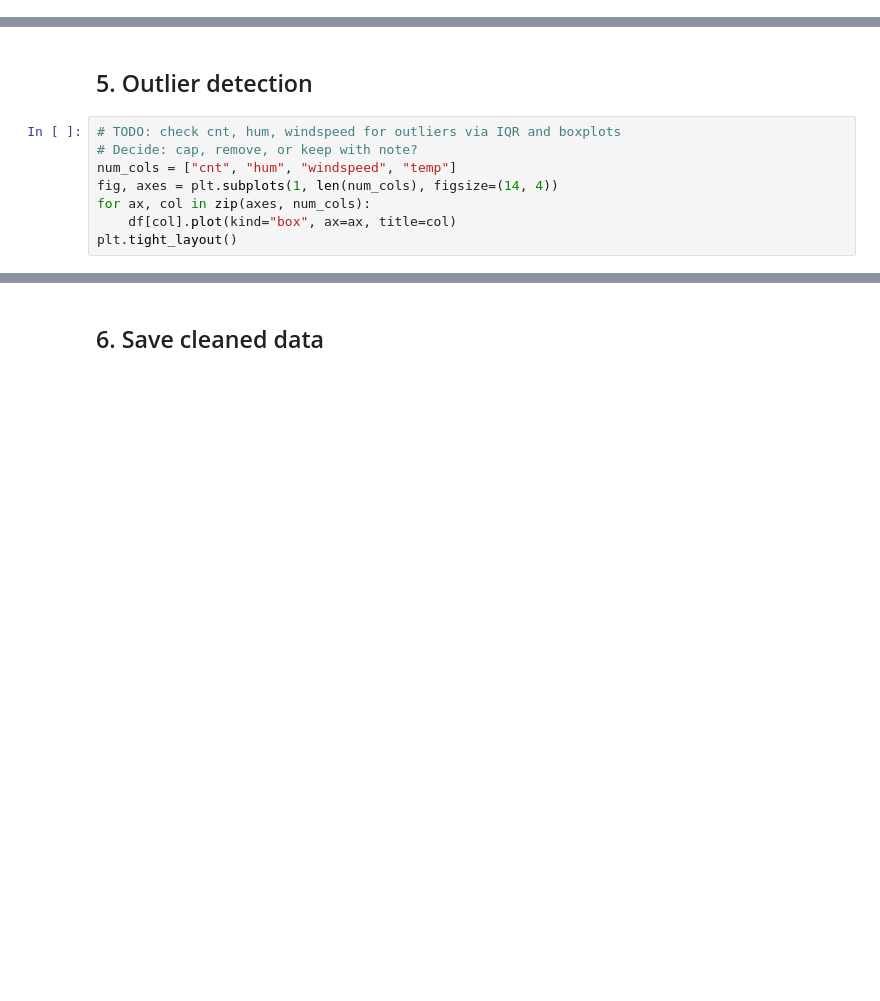
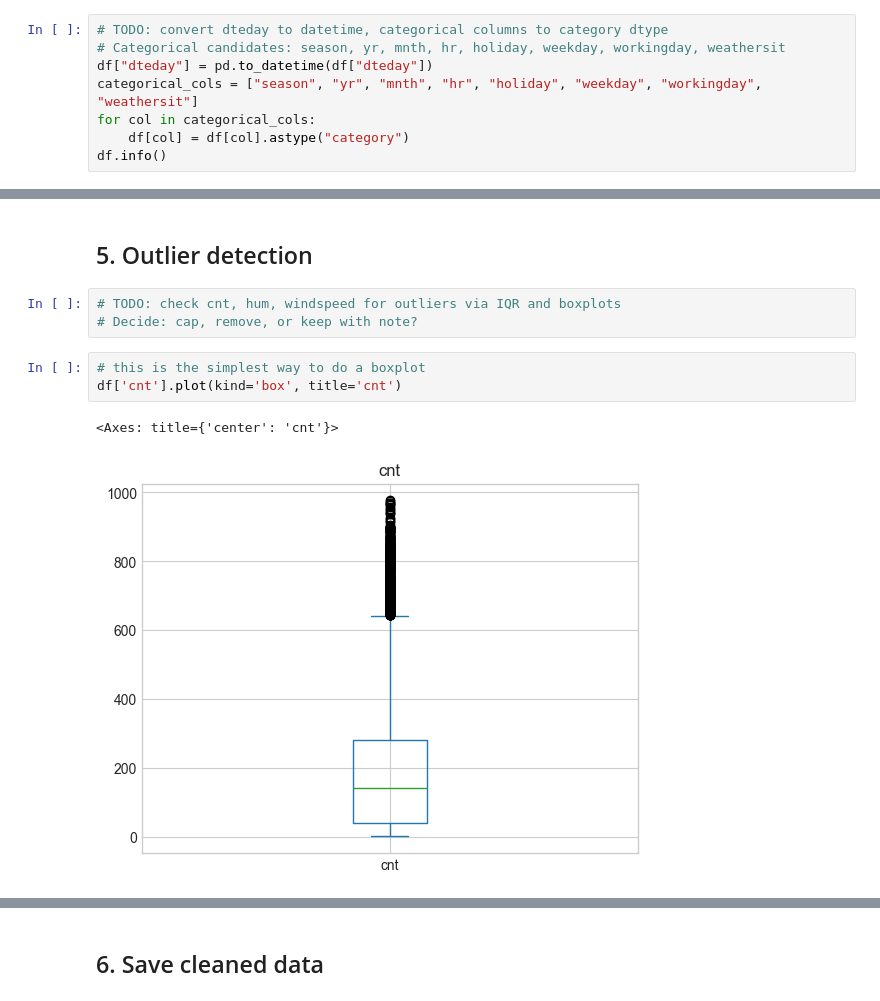
Before and after one commit to KonstantinosKourlimpinis/data_skills_practice, a Jupyter notebook: notebooks/01_data_cleaning.ipynb, the cells around one changed output, grey strips where cells are left out. Cells and saved outputs as stored; diff of their text form; blank space fills up the shorter version.

```diff
--- a/notebooks/01_data_cleaning.ipynb
+++ b/notebooks/01_data_cleaning.ipynb
@@ -141,0 +135,8 @@ cat_cols = ["season", "yr", "mnth", "hr", "holiday", "weekday", "workingday", "w
+# %%
+# TODO: convert dteday to datetime, categorical columns to category dtype
+# Categorical candidates: season, yr, mnth, hr, holiday, weekday, workingday, weathersit
+df["dteday"] = pd.to_datetime(df["dteday"])
+categorical_cols = ["season", "yr", "mnth", "hr", "holiday", "weekday", "workingday", "weathersit"]
+for col in categorical_cols:
+    df[col] = df[col].astype("category")
+df.info()
@@ -144,8 +163,9 @@ cat_cols = ["season", "yr", "mnth", "hr", "holiday", "weekday", "workingday", "w
 # %%
 # TODO: check cnt, hum, windspeed for outliers via IQR and boxplots
 # Decide: cap, remove, or keep with note?
-num_cols = ["cnt", "hum", "windspeed", "temp"]
-fig, axes = plt.subplots(1, len(num_cols), figsize=(14, 4))
-for ax, col in zip(axes, num_cols):
-    df[col].plot(kind="box", ax=ax, title=col)
-plt.tight_layout()
+# %%
+# this is the simplest way to do a boxplot
+df['cnt'].plot(kind='box', title='cnt')
+# %% [output]
+<Axes: title={'center': 'cnt'}>
+[figure, added]
```
Also changed, not shown: parts of 8 cells of this notebook, 2 other files.
